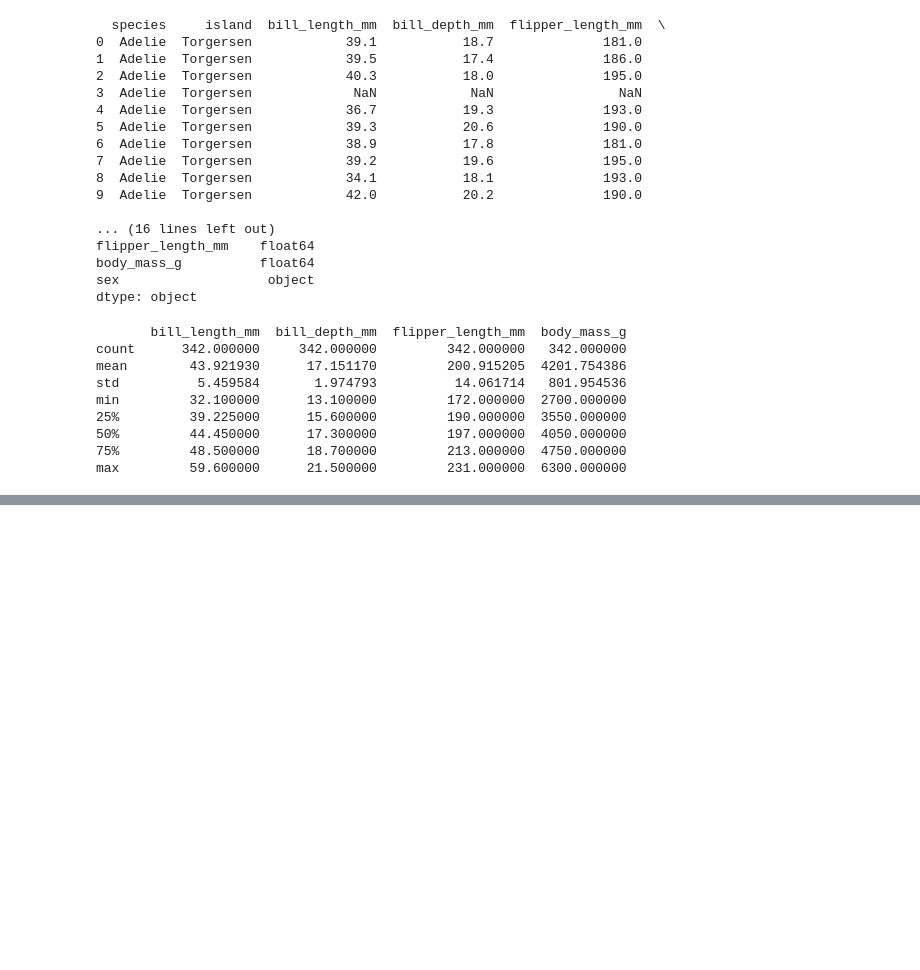
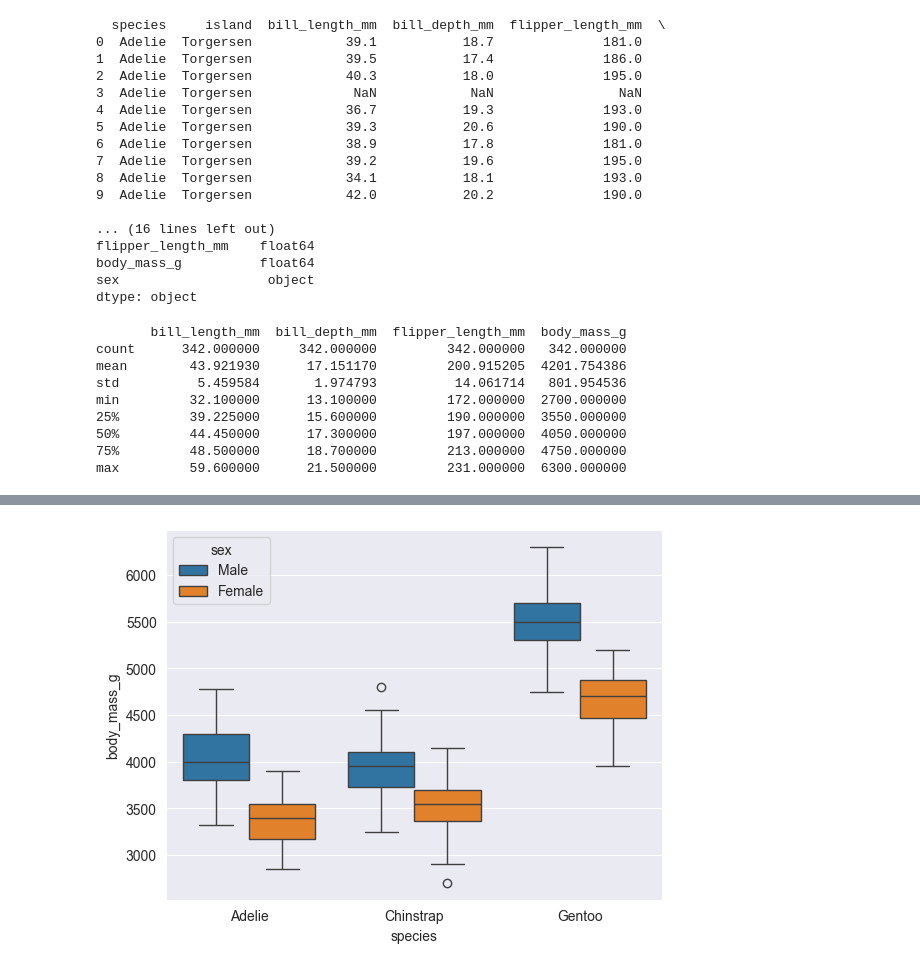
Before and after one commit to scottryanw/data-fun-06-eda, a Jupyter notebook: Williamson_EDA.ipynb, the cells around one changed output, grey strips where cells are left out. Saved outputs shown, nothing was run; the diff lists cells and outputs as text; code cells hidden in the pictures; blank space fills up the shorter version.

```diff
--- a/Williamson_EDA.ipynb
+++ b/Williamson_EDA.ipynb
@@ -79,0 +94,7 @@ plt.show()
+# %%
+#Characteristics of species vs sex
+sns.boxplot(x=df.species,y=df.body_mass_g,hue=df.sex)
+
+plt.show()
+# %% [output]
+[figure, added]
```
Also changed, not shown: parts of 6 cells of this notebook.
